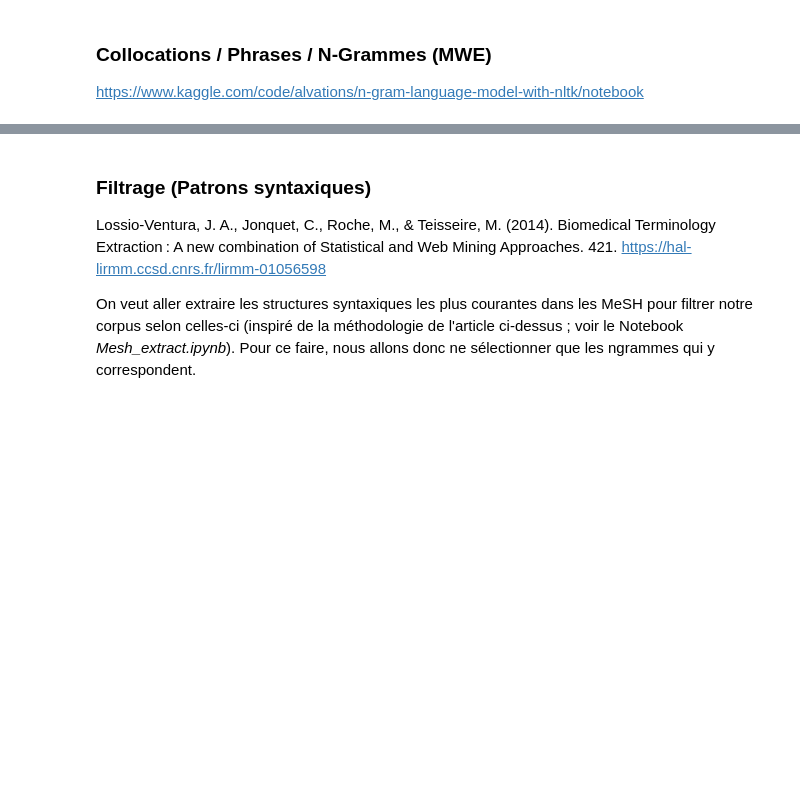
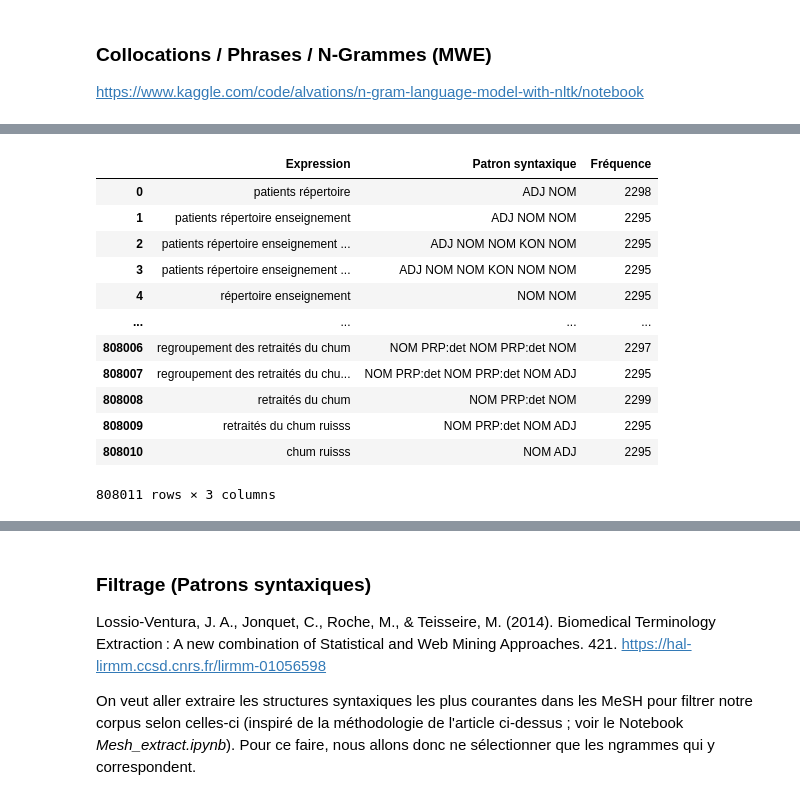
Before and after one commit to Camille-Demers/text-mining-project, a Jupyter notebook: 00-Jupyter-Notebooks/2_Prétraitement.ipynb, the cells around one changed output, grey strips where cells are left out. Drawn from its saved outputs; the diff is of its cells as text; code cells hidden in the pictures; blank space fills up the shorter version.

```diff
--- a/00-Jupyter-Notebooks/2_Prétraitement.ipynb
+++ b/00-Jupyter-Notebooks/2_Prétraitement.ipynb
@@ -307,0 +254,2 @@ phrases_lemmatized = filtrer_phrases(phrases_lemmatized, freq_lemmatized)
+# %%
+phrases = filter_num(phrases)
@@ -307,0 +258,10 @@ phrases_lemmatized = filtrer_phrases(phrases_lemmatized, freq_lemmatized)
+# %%
+def filter_len(x):
+    return [term for term in x if \
+        len(term[0][0]) > 2 and len(term[0][0]) < 18 and \
+        len(term[0][-1]) > 2 and len(term[0][-1]) < 18]
+# %%
+phrases = filter_len(phrases)
+# %%
+phrases = [[" ".join(term[0]).replace("' ", "'"), " ".join(term[1])] for term in phrases]
+# phrases_lemmatized = filtrer_phrases(phrases_lemmatized, freq_lemmatized)
@@ -312,3 +275,19 @@ Après filtrage, on a 584857 occurrences de ngrammes.
+# %%
+DataFrame(phrases, columns=["Expression", "Patron syntaxique", "Fréquence"])
+# %% [output]
+|  | Expression | Patron syntaxique | Fréquence |
+| 0 | patients répertoire | ADJ NOM | 2298 |
+| 1 | patients répertoire enseignement | ADJ NOM NOM | 2295 |
+| 2 | patients répertoire enseignement ... | ADJ NOM NOM KON NOM | 2295 |
+| 3 | patients répertoire enseignement ... | ADJ NOM NOM KON NOM NOM | 2295 |
+| 4 | répertoire enseignement | NOM NOM | 2295 |
+| ... | ... | ... | ... |
+| 808006 | regroupement des retraités du chum | NOM PRP:det NOM PRP:det NOM | 2297 |
+| 808007 | regroupement des retraités du chu... | NOM PRP:det NOM PRP:det NOM ADJ | 2295 |
+| 808008 | retraités du chum | NOM PRP:det NOM | 2299 |
+| 808009 | retraités du chum ruisss | NOM PRP:det NOM ADJ | 2295 |
+| 808010 | chum ruisss | NOM ADJ | 2295 |
+808011 rows × 3 columns
 # %%
 def tabCSV(phrases, titre):
     base_path = '../04-filtrage/output/'
```
Also changed, not shown: parts of 76 cells of this notebook.
